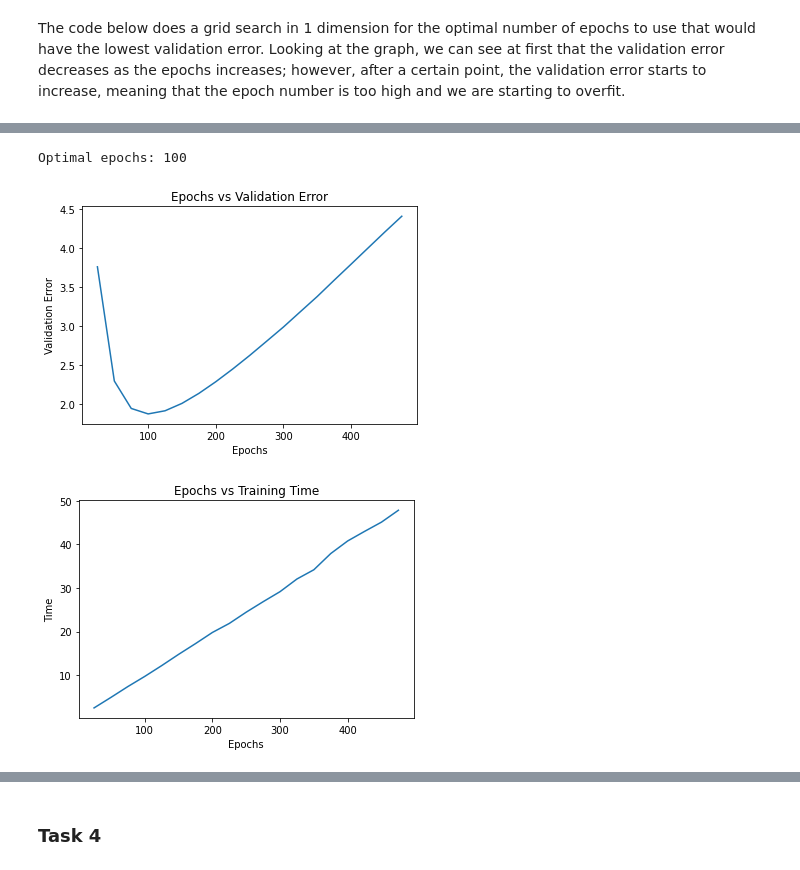
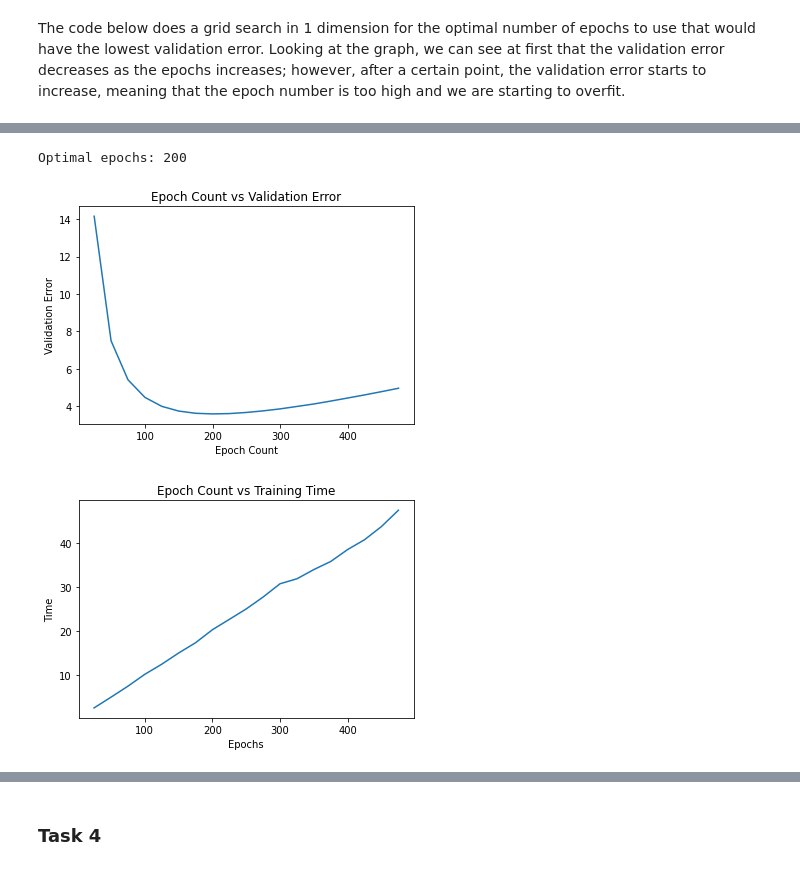
Before and after one commit to siddha20/CSCI4962, a Jupyter notebook: Homeworks/homework3/homework3.ipynb, the cells around one changed output, grey strips where cells are left out. Cells and saved outputs as stored; diff of their text form; code cells hidden in the pictures.

```diff
--- a/Homeworks/homework3/homework3.ipynb
+++ b/Homeworks/homework3/homework3.ipynb
@@ -195,18 +195,21 @@ number of times equal to the total epoch count. The optimizer I choose to use
 Adam because of its adaptive learning rate and because it is computationally
 efficient.
 # %%
-optimizer = torch.optim.SGD(model.parameters(), lr=learning_rate)
+optimizer = torch.optim.Adam(model.parameters(), lr=learning_rate)
 
 def train_loop(data_loader, model, loss_fn, optimizer):
     N = len(data_loader.dataset)
+    total_loss = 0
     for batch, (x, y) in enumerate(data_loader):
         pred = model(x)
         loss = loss_fn(pred, y)
         optimizer.zero_grad()
         loss.backward()
         optimizer.step()
+        total_loss += loss.item()
         # if batch % 100 == 0:
         #     print(f"train loss {format(loss.item())}")
+    return total_loss/len(data_loader)
 
 def test_loop(data_loader, model, loss_fn):
     N = len(data_loader.dataset)
@@ -231,8 +236,10 @@ loop, I test the model on the test set and display the results.
 # %%
 loss = 0
+train_losses = []
 for i in range(epochs):
-    train_loop(train_data_loader, model, loss_fn, optimizer)
+    train_loss = train_loop(train_data_loader, model, loss_fn, optimizer)
     l, _ = test_loop(val_data_loader, model, loss_fn)
+    train_losses.append(train_loss)
     loss += l
 train_loss, train_correct = test_loop(train_data_loader, model, loss_fn)
 test_loss, test_correct = test_loop(test_data_loader, model, loss_fn)
@@ -240,4 +247,8 @@ test_loss, test_correct = test_loop(test_data_loader, model, loss_fn)
 print(f"train results: {train_loss}, correct: {train_correct}")
 print(f"avg val loss: {loss/epochs}")
 print(f"test results: {test_loss}, correct: {test_correct}")
+plt.title("Validation Error vs Epoch")
+plt.xlabel("Epoch")
+plt.ylabel("Validation Error")
+plt.plot(train_losses)
 # %% [output]
@@ -254,11 +267,13 @@ learning_rate = .001 # same
 epochs = 200 # was 500
 loss_fn = nn.BCELoss() # same
 optimizer = torch.optim.Adam(model.parameters(), lr=learning_rate) # same
+train_losses = []
 
 loss = 0
 for i in range(epochs):
-    train_loop(train_data_loader, model, loss_fn, optimizer)
+    train_loss = train_loop(train_data_loader, model, loss_fn, optimizer)
     l, _ = test_loop(val_data_loader, model, loss_fn)
+    train_losses.append(train_loss)
     loss += l
 train_loss, train_correct = test_loop(train_data_loader, model, loss_fn)
 test_loss, test_correct = test_loop(test_data_loader, model, loss_fn)
@@ -266,4 +281,8 @@ test_loss, test_correct = test_loop(test_data_loader, model, loss_fn)
 print(f"train results: {train_loss}, correct: {train_correct}")
 print(f"avg val loss: {loss/epochs}")
 print(f"test results: {test_loss}, correct: {test_correct}")
+plt.title("Train Error vs Epoch")
+plt.xlabel("Epoch")
+plt.ylabel("Train Error")
+plt.plot(train_losses)
 # %% [output]
@@ -320,22 +326,22 @@ training for 475
 # %%
 plt.figure(1)
-plt.title("Epochs vs Validation Error")
-plt.xlabel("Epochs")
+plt.title("Epoch Count vs Validation Error")
+plt.xlabel("Epoch Count")
 plt.ylabel("Validation Error")
 plt.plot(epochs, val_losses)
 
 plt.figure(2)
-plt.title("Epochs vs Training Time")
+plt.title("Epoch Count vs Training Time")
 plt.xlabel("Epochs")
 plt.ylabel("Time")
 plt.plot(epochs, times)
 
 
 print(f"Optimal epochs: {epochs[np.argmin(val_losses)]}")
 # %% [output]
-Optimal epochs: 100
+Optimal epochs: 200
-[figure, old version]
+[figure, new version]
-[figure, old version]
+[figure, new version]
 # %% [markdown]
 ### Task 3
 
```
Also changed, not shown: parts of 5 cells of this notebook.
